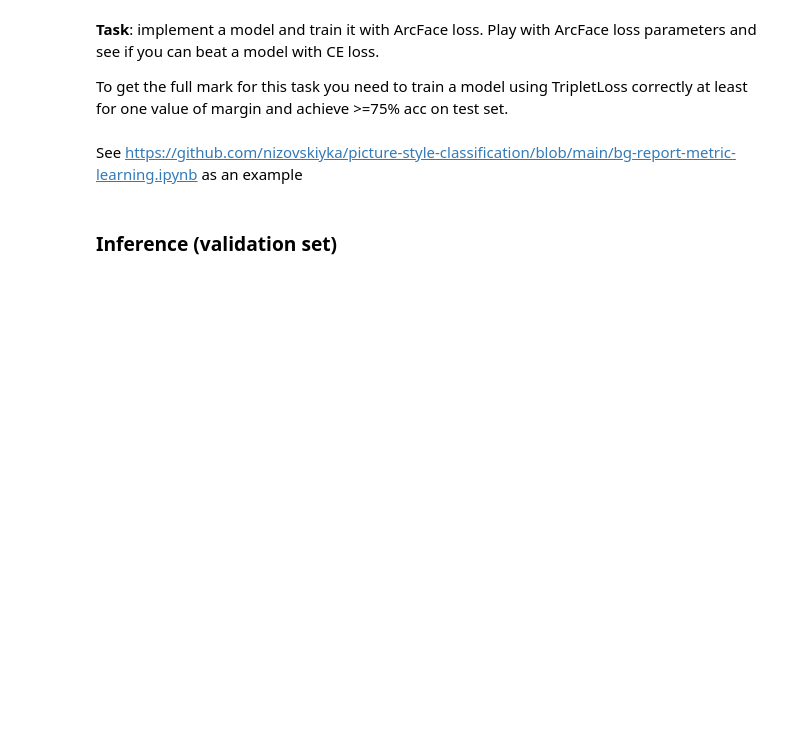
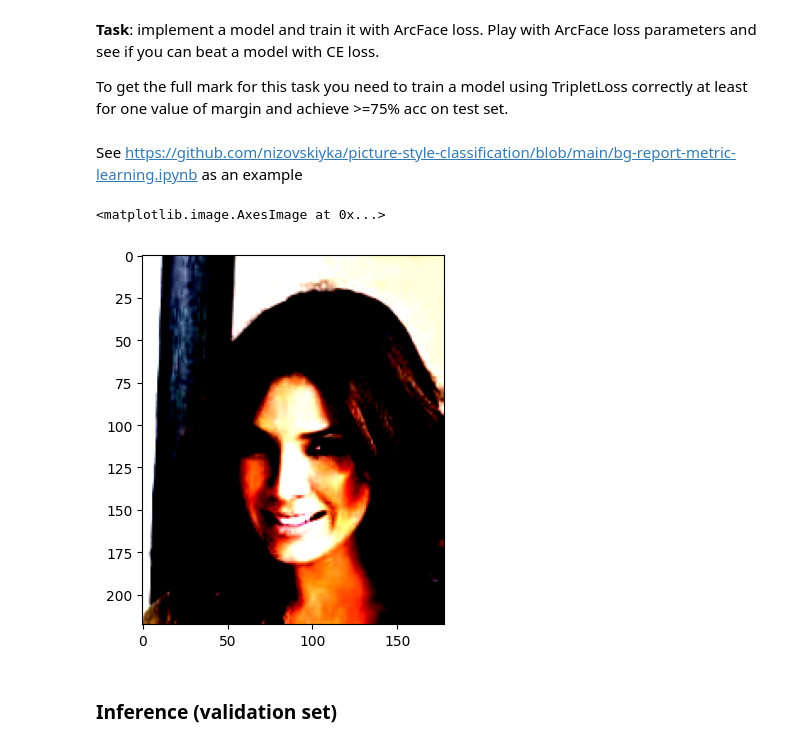
Before and after one commit to nizovskiyka/deep_vision_and_graphics, a Jupyter notebook: homework03/homework-part1-face_recognition.ipynb, the cells around one changed output. Saved outputs shown, nothing was run; the diff lists cells and outputs as text; code cells hidden in the pictures; blank space fills up the shorter version.

```diff
--- a/homework03/homework-part1-face_recognition.ipynb
+++ b/homework03/homework-part1-face_recognition.ipynb
@@ -1208,3 +1303,10 @@ import faiss
+# %%
+import matplotlib.pyplot as plt
+item, lbl = train_data[1]
+plt.imshow(item.permute(1,2,0))
+# %% [output]
+<matplotlib.image.AxesImage at 0x...>
+[figure, added]
 # %%
 MODEL_NAME = "tf_efficientnet_b6_ns"
 N_CLASSES = 500
```
Also changed, not shown: parts of 17 cells of this notebook.
